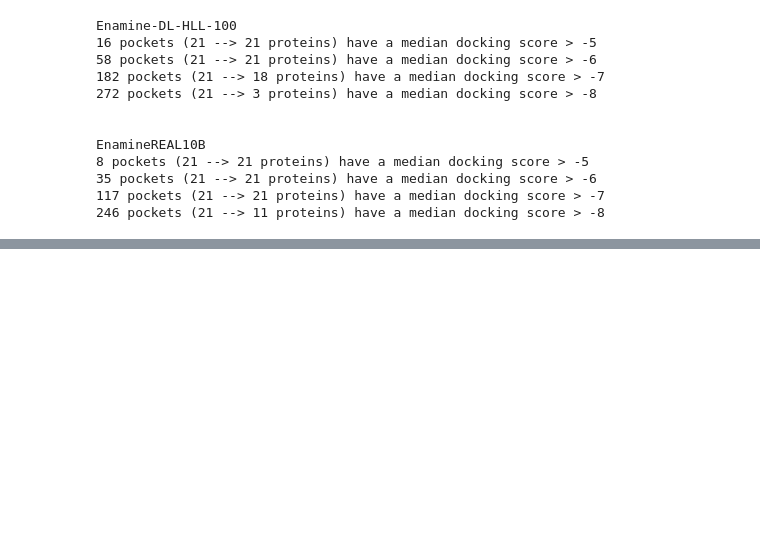
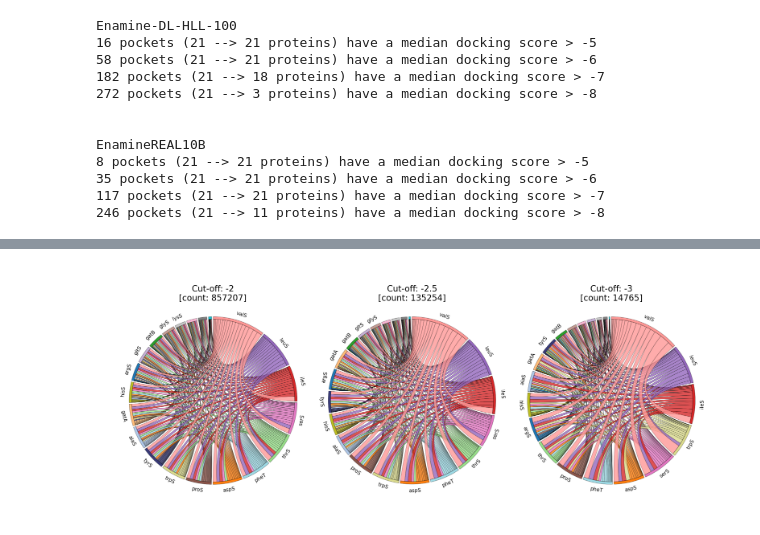
Before and after one commit to ersilia-os/mtb-targeted-protein-degradation, a Jupyter notebook: notebooks/46_docking_normalization.ipynb, the cells around one changed output, grey strips where cells are left out. Saved outputs shown, nothing was run; the diff lists cells and outputs as text; code cells hidden in the pictures; blank space fills up the shorter version.

```diff
--- a/notebooks/46_docking_normalization.ipynb
+++ b/notebooks/46_docking_normalization.ipynb
@@ -209,0 +247,67 @@ Getting hits...
+# %%
+fig, ax = plt.subplots(1, 3, figsize=(15, 6))
+
+
+uniprot_ids = ["P9WFW5","P9WFW7","P9WFW3","P9WQA1","P9WN61","P9WFT5","P9WFV3","P9WFS9","P9WFV1","P9WFV9","P9WFT9","P9WFV7","P9WFT7",
+            "P9WFW1","P9WFU5","P9WFU9","P9WFV5","P9WFT3","P9WFU3","P9WFU1","P9WFT1"]
+
+palette = list(plt.get_cmap("tab20").colors) + [plt.get_cmap("tab20b").colors[0]]
+cmap_dict = {uniprot_to_gene[uid]: to_hex(palette[i]) for i, uid in enumerate(uniprot_ids)}
+
+def get_hit_overlap(h1, h2):
+        return len(h1.intersection(h2))
+
+for count, cut in enumerate([-2, -2.5, -3]):
+
+
+    HIT_OVERLAP = {}
+    for c1, p1 in enumerate(PROTEINS):
+        for p2 in PROTEINS[c1:]:
+            set1 = PROTEIN_TO_HITS[p1][cut]
+            set2 = PROTEIN_TO_HITS[p2][cut]
+            ov = get_hit_overlap(set1, set2)
+            HIT_OVERLAP[(p1, p2)] = ov
+            HIT_OVERLAP[(p2, p1)] = ov
+
+    # Circos plot
+    row_names = PROTEINS
+    matrix = [[HIT_OVERLAP[(i, j)] for j in row_names] for i in row_names]
+    matrix_df = pd.DataFrame(matrix, index=row_names, columns=row_names)
+    np.fill_diagonal(matrix_df.values, 0)
+    node_strength = matrix_df.sum(axis=0) + matrix_df.sum(axis=1)
+    order = node_strength.sort_values(ascending=False).index
+    matrix_df = matrix_df.loc[order, order]
+    matrix_df_genes = matrix_df.rename(index=uniprot_to_gene).rename(columns=uniprot_to_gene)
+    node_strength = (matrix_df_genes.sum(axis=0) + matrix_df_genes.sum(axis=1)) / 2
+    total_sum = matrix_df_genes.values.sum() / 2
+    thr = total_sum / 25
+    rename_map = {}
+    c = 1
+    for g in matrix_df_genes.index:
+        if node_strength.loc[g] < thr:
+            rename_map[g] = " " * c
+            cmap_dict[" " * c] = cmap_dict[g]
+            c += 1
+    matrix_df_plot = matrix_df_genes.rename(index=rename_map).rename(columns=rename_map)
+    matrix_df_plot.values[np.tril_indices_from(matrix_df_plot, k=1)] = 0
+    circos = Circos.chord_diagram(
+        matrix_df_plot,
+        space=1,
+        cmap=cmap_dict,
+        label_kws=dict(size=15),
+        link_kws=dict(ec="k", lw=0.5, alpha=0.8))
+    plot = circos.plotfig()
+    canvas = FigureCanvas(plot)
+    canvas.draw()
+    w, h = plot.canvas.get_width_height()
+    img = np.frombuffer(canvas.tostring_argb(), dtype=np.uint8).reshape(h, w, 4)[:, :, [1,2,3,0]]
+    ax[count].set_title(f"Cut-off: {cut}\n[count: {int(total_sum)}]", size=15)
+    ax[count].imshow(img)
+    ax[count].axis("off")
+    plt.close(plot)
+
+
+plt.tight_layout()
+plt.show()
+# %% [output]
+[figure, added]
```
Also changed, not shown: parts of 8 cells of this notebook, 1 other file.
